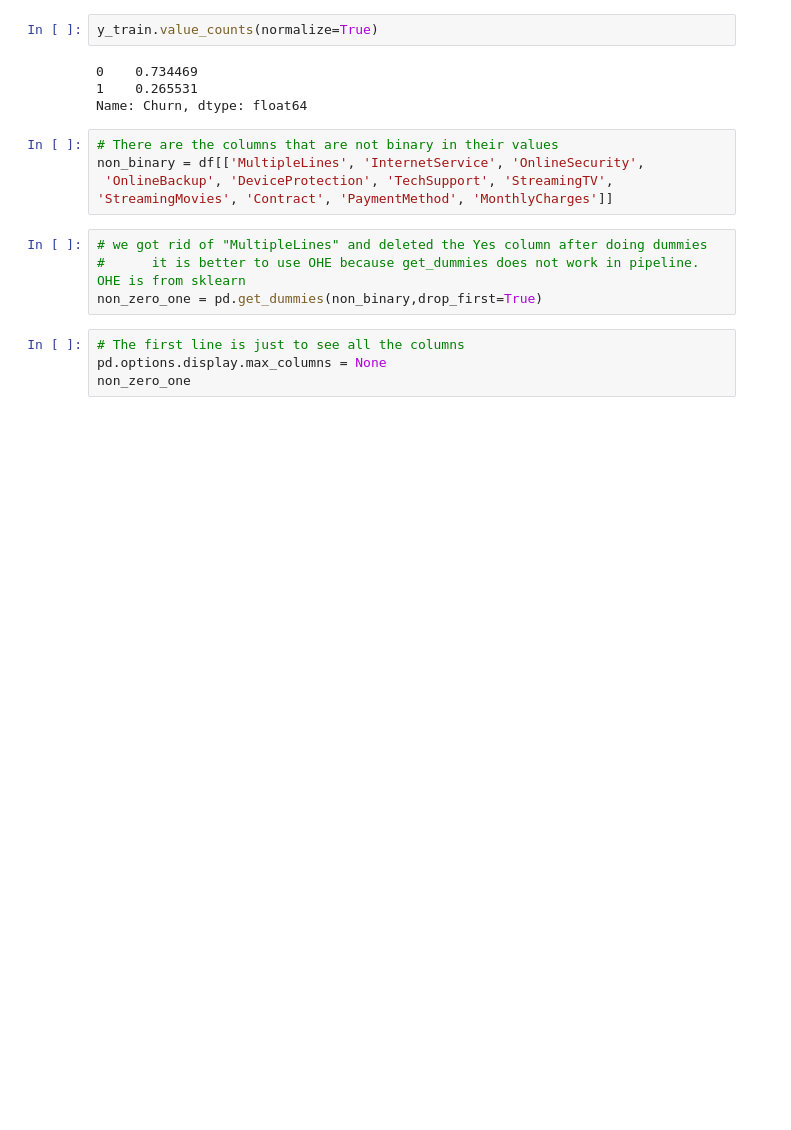
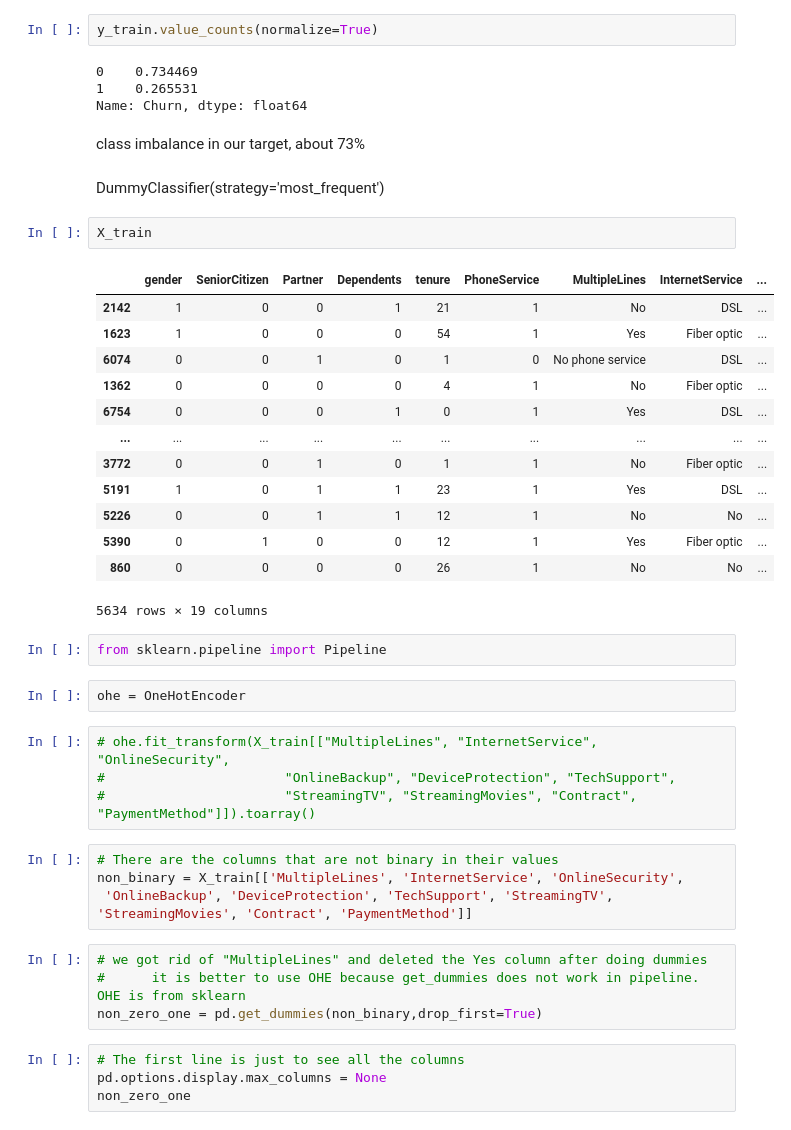
Before and after one commit to RaulCTorres/Capstone, a Jupyter notebook: Scratch code/Raul_scratch.ipynb, the cells around one changed output. Cells and saved outputs as stored; diff of their text form; blank space fills up the shorter version.

```diff
--- a/Scratch code/Raul_scratch.ipynb
+++ b/Scratch code/Raul_scratch.ipynb
@@ -152,11 +150,39 @@ y_train.value_counts(normalize=True)
 0    0.734469
 1    0.265531
 Name: Churn, dtype: float64
+# %% [markdown]
+class imbalance in our target, about 73%
+# %% [markdown]
+DummyClassifier(strategy='most_frequent')
+# %%
+X_train
+# %% [output]
+|  | gender | SeniorCitizen | Partner | Dependents | tenure | PhoneService | MultipleLines | InternetService | ... |
+| 2142 | 1 | 0 | 0 | 1 | 21 | 1 | No | DSL | ... |
+| 1623 | 1 | 0 | 0 | 0 | 54 | 1 | Yes | Fiber optic | ... |
+| 6074 | 0 | 0 | 1 | 0 | 1 | 0 | No phone service | DSL | ... |
+| 1362 | 0 | 0 | 0 | 0 | 4 | 1 | No | Fiber optic | ... |
+| 6754 | 0 | 0 | 0 | 1 | 0 | 1 | Yes | DSL | ... |
+| ... | ... | ... | ... | ... | ... | ... | ... | ... | ... |
+| 3772 | 0 | 0 | 1 | 0 | 1 | 1 | No | Fiber optic | ... |
+| 5191 | 1 | 0 | 1 | 1 | 23 | 1 | Yes | DSL | ... |
+| 5226 | 0 | 0 | 1 | 1 | 12 | 1 | No | No | ... |
+| 5390 | 0 | 1 | 0 | 0 | 12 | 1 | Yes | Fiber optic | ... |
+| 860 | 0 | 0 | 0 | 0 | 26 | 1 | No | No | ... |
+5634 rows × 19 columns
+# %%
+from sklearn.pipeline import Pipeline
+# %%
+ohe = OneHotEncoder
+# %%
+# ohe.fit_transform(X_train[["MultipleLines", "InternetService", "OnlineSecurity",
+#                       "OnlineBackup", "DeviceProtection", "TechSupport",
+#                       "StreamingTV", "StreamingMovies", "Contract", "PaymentMethod"]]).toarray()
 # %%
 # There are the columns that are not binary in their values
-non_binary = df[['MultipleLines', 'InternetService', 'OnlineSecurity',
+non_binary = X_train[['MultipleLines', 'InternetService', 'OnlineSecurity',
  'OnlineBackup', 'DeviceProtection', 'TechSupport', 'StreamingTV',
-'StreamingMovies', 'Contract', 'PaymentMethod', 'MonthlyCharges']]
+'StreamingMovies', 'Contract', 'PaymentMethod']]
 # %%
 # we got rid of "MultipleLines" and deleted the Yes column after doing dummies
 #      it is better to use OHE because get_dummies does not work in pipeline. OHE is from sklearn
```
Also changed, not shown: parts of 16 cells of this notebook.
